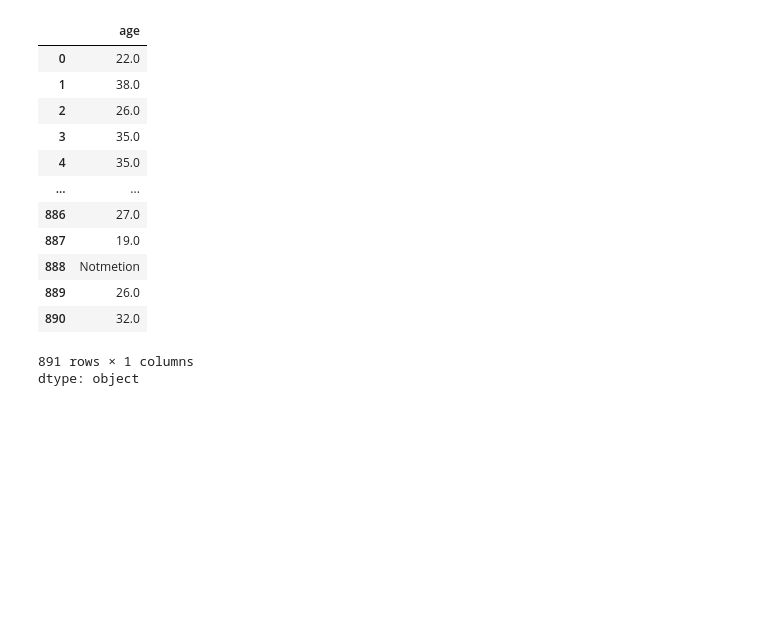
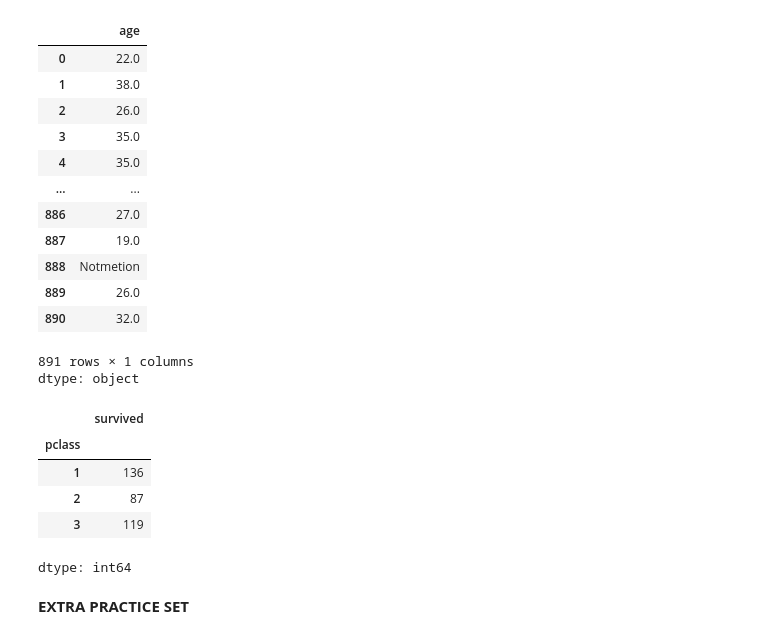
Before and after one commit to Pritishcoder07/AIML-ALGROITHM, a Jupyter notebook: DAY 2 .ipynb, the cells around one changed output. Saved outputs shown, nothing was run; the diff lists cells and outputs as text; code cells hidden in the pictures; blank space fills up the shorter version.

```diff
--- a/DAY 2 .ipynb
+++ b/DAY 2 .ipynb
@@ -604,3 +604,14 @@ df["age"]
 | 890 | 32.0 |
 891 rows × 1 columns
 dtype: object
+# %%
+df.groupby("pclass")["survived"].sum()
+# %% [output]
+|  | survived |
+| pclass |  |
+| 1 | 136 |
+| 2 | 87 |
+| 3 | 119 |
+dtype: int64
+# %% [markdown]
+**EXTRA PRACTICE SET**
```
Also changed, not shown: parts of 3 cells of this notebook.
